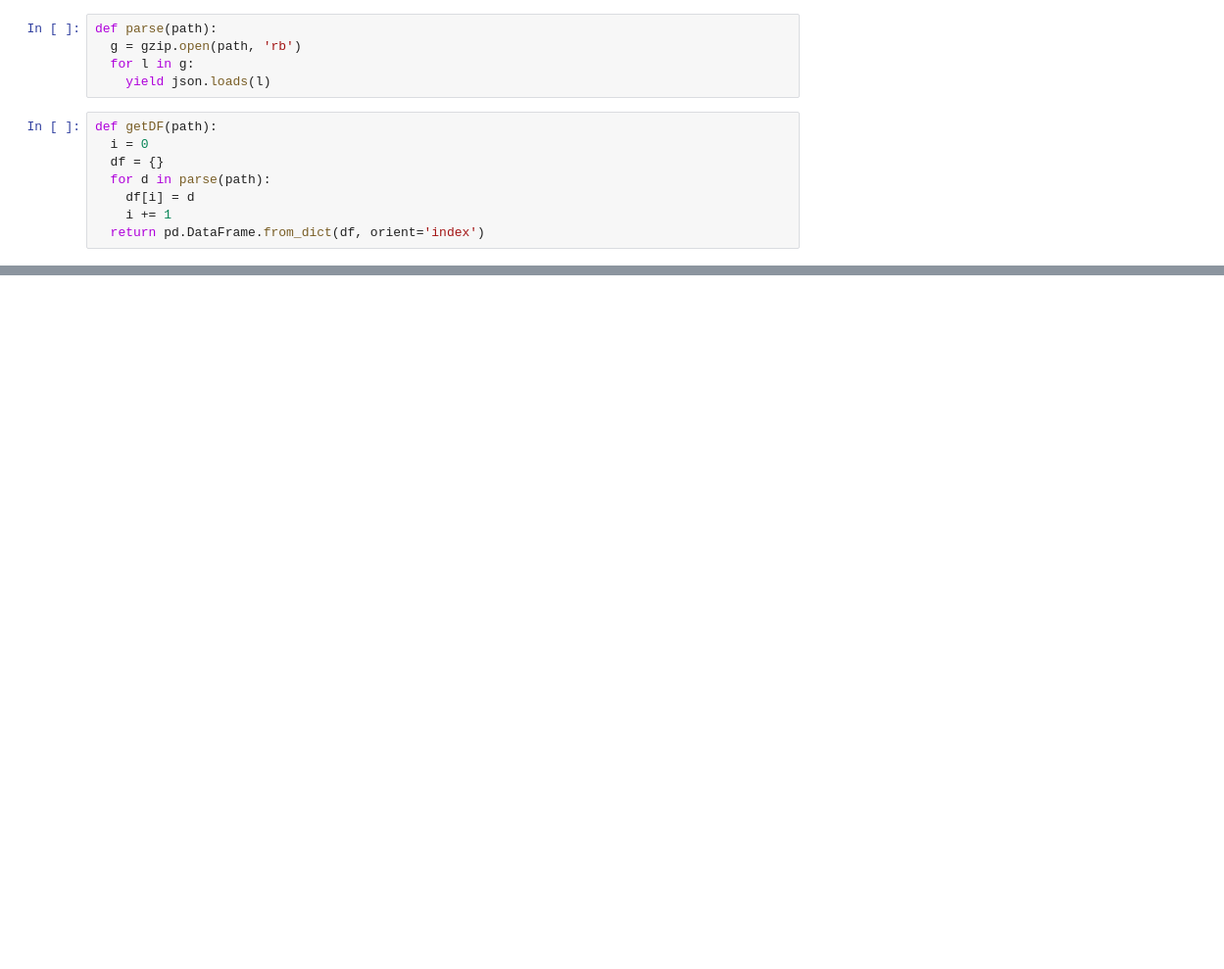
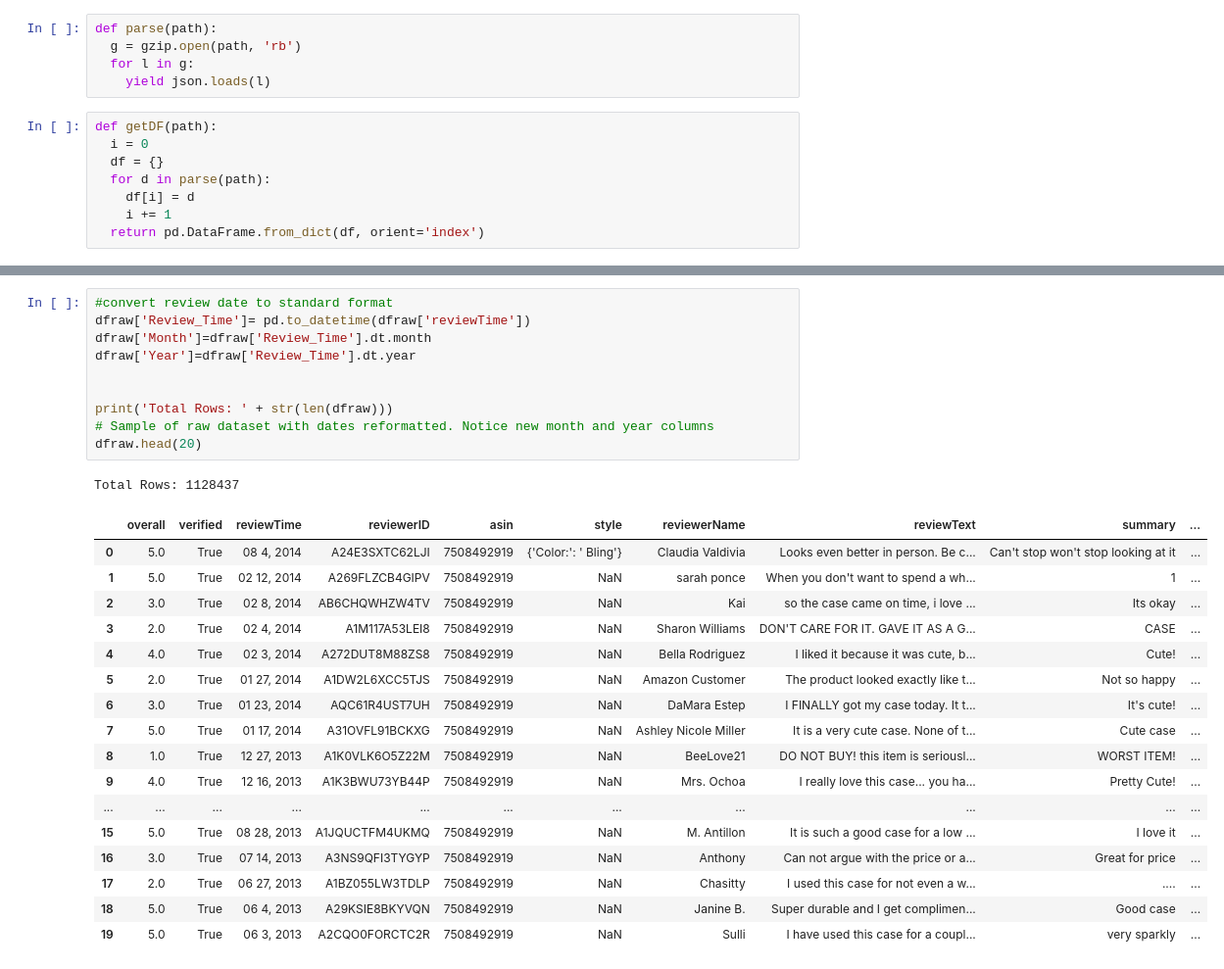
Before and after one commit to rkaushik72/senti_amazon, a Jupyter notebook: data_processing.ipynb, the cells around one changed output, grey strips where cells are left out. Shown at 98% size. Saved outputs shown, nothing was run; the diff lists cells and outputs as text; blank space fills up the shorter version.

```diff
--- a/data_processing.ipynb
+++ b/data_processing.ipynb
@@ -22,0 +75,29 @@ dfraw = getDF('./data/cell_reviews_5core.json.gz')
+# %%
+#convert review date to standard format
+dfraw['Review_Time']= pd.to_datetime(dfraw['reviewTime'])
+dfraw['Month']=dfraw['Review_Time'].dt.month
+dfraw['Year']=dfraw['Review_Time'].dt.year
+
+
+print('Total Rows: ' + str(len(dfraw)))
+# Sample of raw dataset with dates reformatted. Notice new month and year columns
+dfraw.head(20)
+# %% [output]
+Total Rows: 1128437
+|  | overall | verified | reviewTime | reviewerID | asin | style | reviewerName | reviewText | summary | ... |
+| 0 | 5.0 | True | 08 4, 2014 | A24E3SXTC62LJI | 7508492919 | {'Color:': ' Bling'} | Claudia Valdivia | Looks even better in person. Be c... | Can't stop won't stop looking at it | ... |
+| 1 | 5.0 | True | 02 12, 2014 | A269FLZCB4GIPV | 7508492919 | NaN | sarah ponce | When you don't want to spend a wh... | 1 | ... |
+| 2 | 3.0 | True | 02 8, 2014 | AB6CHQWHZW4TV | 7508492919 | NaN | Kai | so the case came on time, i love ... | Its okay | ... |
+| 3 | 2.0 | True | 02 4, 2014 | A1M117A53LEI8 | 7508492919 | NaN | Sharon Williams | DON'T CARE FOR IT. GAVE IT AS A G... | CASE | ... |
+| 4 | 4.0 | True | 02 3, 2014 | A272DUT8M88ZS8 | 7508492919 | NaN | Bella Rodriguez | I liked it because it was cute, b... | Cute! | ... |
+| 5 | 2.0 | True | 01 27, 2014 | A1DW2L6XCC5TJS | 7508492919 | NaN | Amazon Customer | The product looked exactly like t... | Not so happy | ... |
+| 6 | 3.0 | True | 01 23, 2014 | AQC61R4UST7UH | 7508492919 | NaN | DaMara Estep | I FINALLY got my case today. It t... | It's cute! | ... |
+| 7 | 5.0 | True | 01 17, 2014 | A31OVFL91BCKXG | 7508492919 | NaN | Ashley Nicole Miller | It is a very cute case. None of t... | Cute case | ... |
+| 8 | 1.0 | True | 12 27, 2013 | A1K0VLK6O5Z22M | 7508492919 | NaN | BeeLove21 | DO NOT BUY! this item is seriousl... | WORST ITEM! | ... |
+| 9 | 4.0 | True | 12 16, 2013 | A1K3BWU73YB44P | 7508492919 | NaN | Mrs. Ochoa | I really love this case... you ha... | Pretty Cute! | ... |
+| ... | ... | ... | ... | ... | ... | ... | ... | ... | ... | ... |
+| 15 | 5.0 | True | 08 28, 2013 | A1JQUCTFM4UKMQ | 7508492919 | NaN | M. Antillon | It is such a good case for a low ... | I love it | ... |
+| 16 | 3.0 | True | 07 14, 2013 | A3NS9QFI3TYGYP | 7508492919 | NaN | Anthony | Can not argue with the price or a... | Great for price | ... |
+| 17 | 2.0 | True | 06 27, 2013 | A1BZ055LW3TDLP | 7508492919 | NaN | Chasitty | I used this case for not even a w... | .... | ... |
+| 18 | 5.0 | True | 06 4, 2013 | A29KSIE8BKYVQN | 7508492919 | NaN | Janine B. | Super durable and I get complimen... | Good case | ... |
+| 19 | 5.0 | True | 06 3, 2013 | A2CQO0FORCTC2R | 7508492919 | NaN | Sulli | I have used this case for a coupl... | very sparkly | ... |
```
Also changed, not shown: parts of 17 cells of this notebook, 3 other files.
